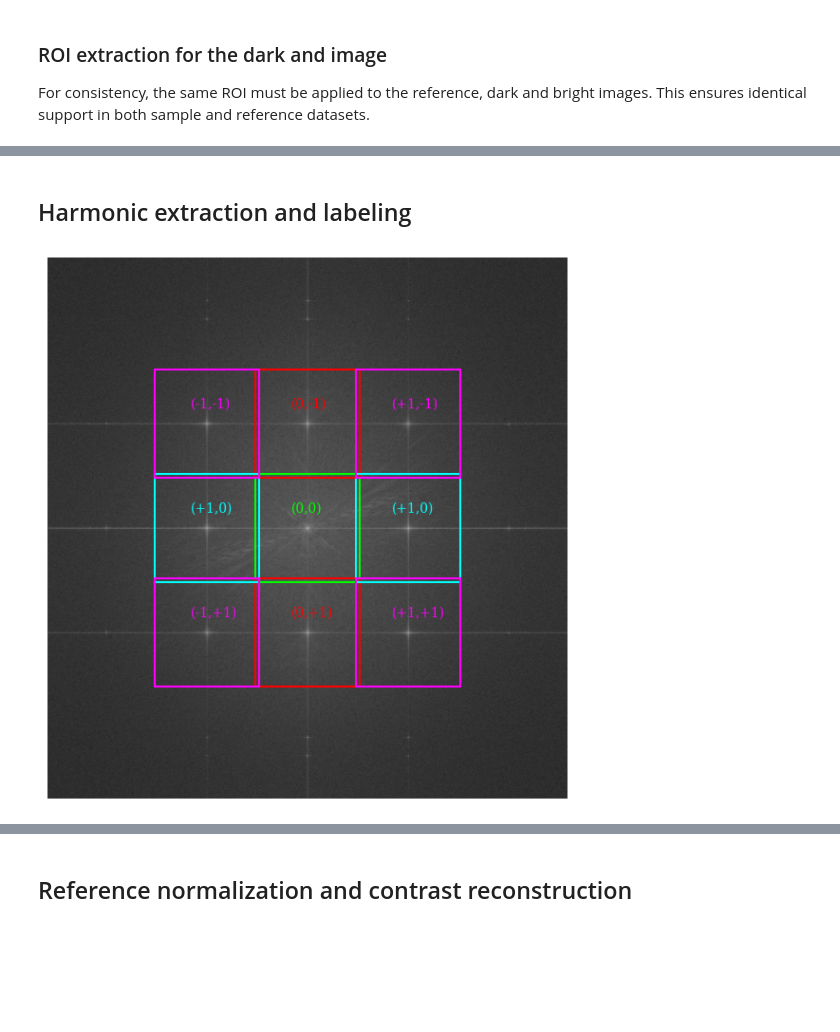
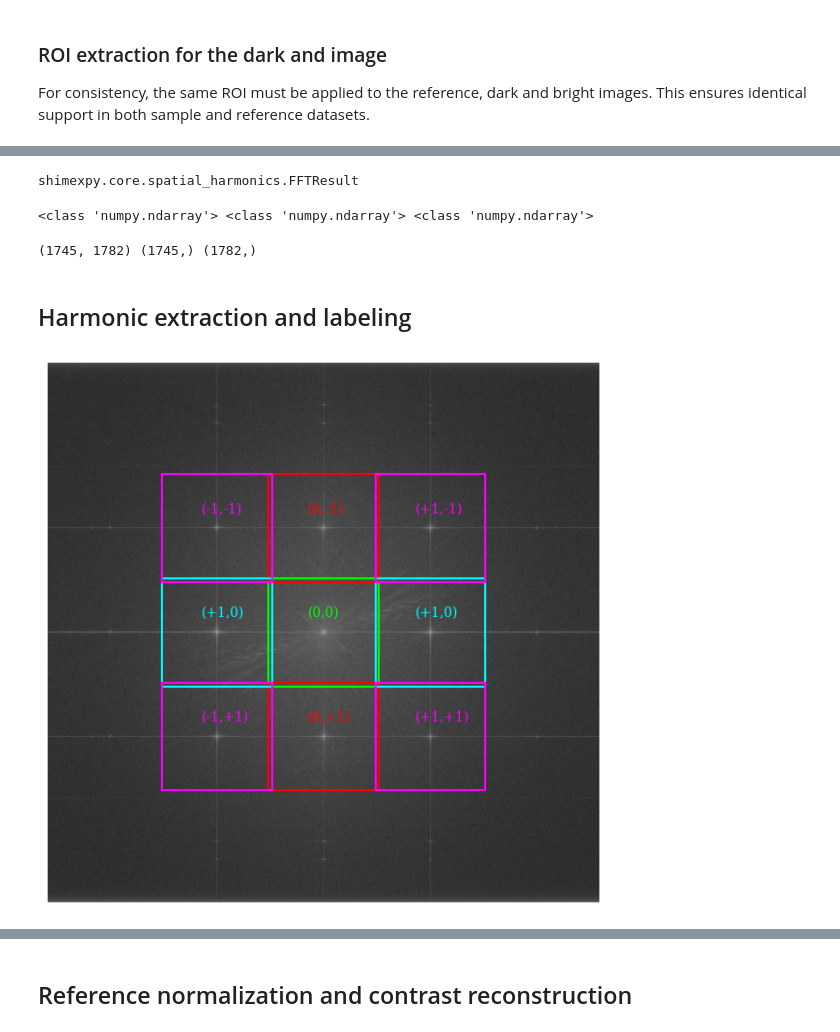
Before and after one commit to JLBeltran-IMAG/shimexpy, a Jupyter notebook: examples/workflow_example.ipynb, the cells around one changed output, grey strips where cells are left out. Drawn from its saved outputs; the diff is of its cells as text; code cells hidden in the pictures; blank space fills up the shorter version.

```diff
--- a/examples/workflow_example.ipynb
+++ b/examples/workflow_example.ipynb
@@ -63,7 +66,7 @@ from shimexpy import load_image
 
 # Load test images
 reference_img = load_image("../tests/example_data/flat.tif")
-sample_img = load_image("../tests/example_data/test_microworks.tif")
+sample_img = load_image("../tests/example_data/smp.tif")
 bright_img = load_image("../tests/example_data/bright.tif")
 dark_img = load_image("../tests/example_data/dark.tif")
 
@@ -304,3 +222,20 @@ fig.savefig(f"{path2exp}/fft_images.png")
+# %%
+from shimexpy import shi_fft
+
+fft_ref_viz = shi_fft(reference_ffc, projected_grid=5, logspect=True)  # Note that parameter logspect was specified
+fft_smp_viz = shi_fft(sample_ffc, projected_grid=5, logspect=True)  # Note that parameter logspect was specified
+# %%
+type(fft_ref_viz)
+# %% [output]
+shimexpy.core.spatial_harmonics.FFTResult
+# %%
+print(type(fft_ref_viz.fft), type(fft_ref_viz.ky), type(fft_ref_viz.kx))
+# %% [output]
+<class 'numpy.ndarray'> <class 'numpy.ndarray'> <class 'numpy.ndarray'>
+# %%
+print(fft_ref_viz.fft.shape, fft_ref_viz.ky.shape, fft_ref_viz.kx.shape)
+# %% [output]
+(1745, 1782) (1745,) (1782,)
 # %% [markdown]
 ## Harmonic extraction and labeling
 # %%
@@ -351,6 +286,7 @@ def plot_fft_with_harmonic_rectangles(
 
 # --- Compute FFT of the reference image ---
 fft_ref = shi_fft(reference_ffc, projected_grid=5)  # Note that parameter logspect was not specified
+fft_smp = shi_fft(sample_ffc, projected_grid=5)  # Note that parameter logspect was not specified
 
 # --- Extract the spatial harmonics automatically ---
 time0 = time.time()
@@ -364,33 +300,33 @@ time1 = time.time()
 t_ref_harm = time1 - time0
 
 time0 = time.time()
 smp_harmonics, smp_block_grid = spatial_harmonics_of_fourier_spectrum(
     fft_ref.fft,
     fft_ref.ky,
     fft_ref.kx,
     reference=True
 )
 time1 = time.time()
 t_smp_harm = time1 - time0
 
 # ------------------------------------------------------------
 # Plot the FFT with rectangles marking each harmonic region
 # ------------------------------------------------------------
 HARMONICS = {
     "harmonic_00": ["(0,0)", "lime"],
     "harmonic_diagonal_p1_p1": ["(+1,+1)", "magenta"],
     "harmonic_diagonal_n1_p1": ["(-1,+1)", "magenta"],
     "harmonic_diagonal_n1_n1": ["(-1,-1)", "magenta"],
     "harmonic_diagonal_p1_n1": ["(+1,-1)", "magenta"],
     "harmonic_vertical_positive": ["(0,+1)", "red"],
     "harmonic_vertical_negative": ["(0,-1)", "red"],
     "harmonic_horizontal_positive": ["(+1,0)", "cyan"],
     "harmonic_horizontal_negative": ["(+1,0)", "cyan"]
 }
 
 fig, ax = plt.subplots(1, 1, figsize=(6, 6))
-draw_harmonic_blocks(ax, fft_smp_auto.fft, ref_block_grid, HARMONICS)
+draw_harmonic_blocks(ax, fft_smp_viz.fft, ref_block_grid, HARMONICS)
 fig.tight_layout()
 # %% [output]
-[figure, old version]
+[figure, new version]
 # %%
```
Also changed, not shown: parts of 42 cells of this notebook, 10 other files.
